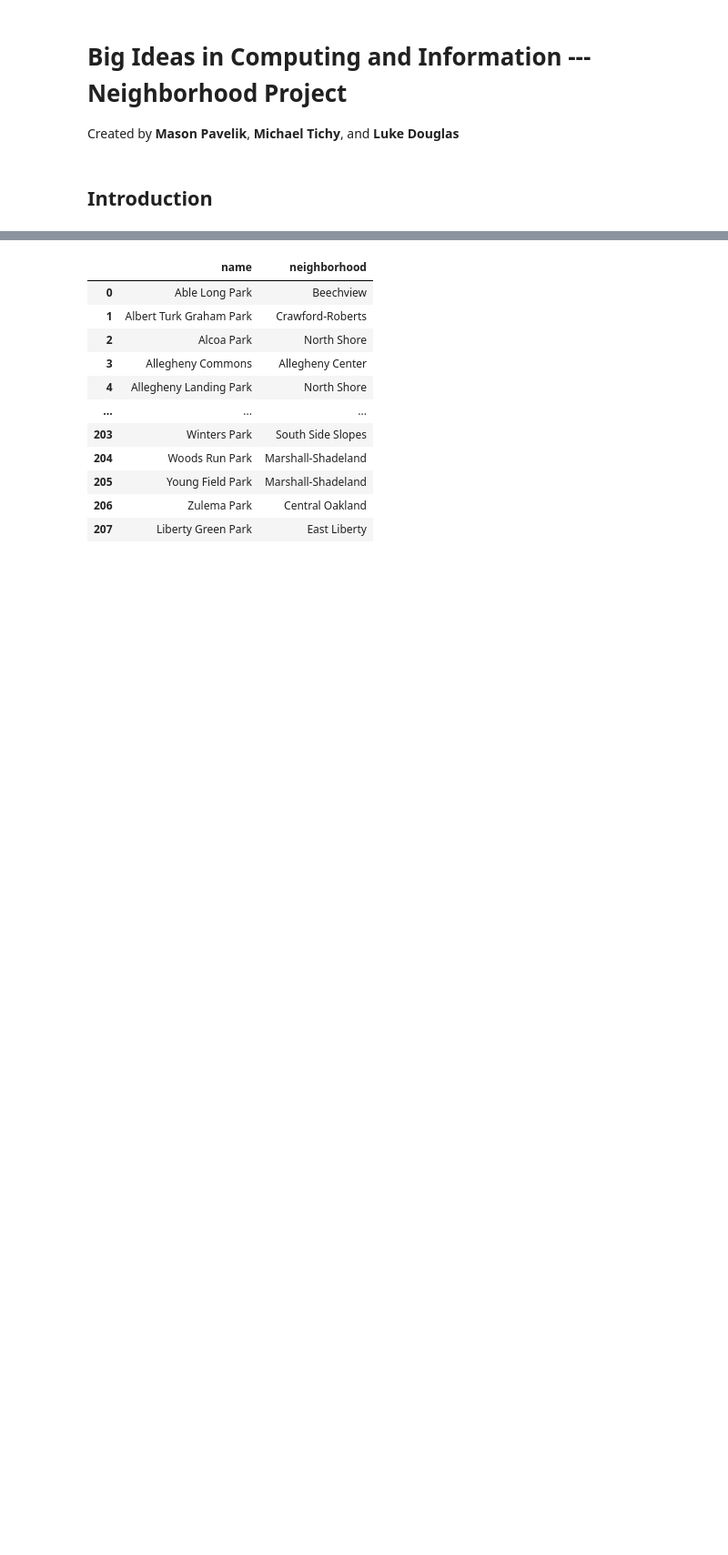
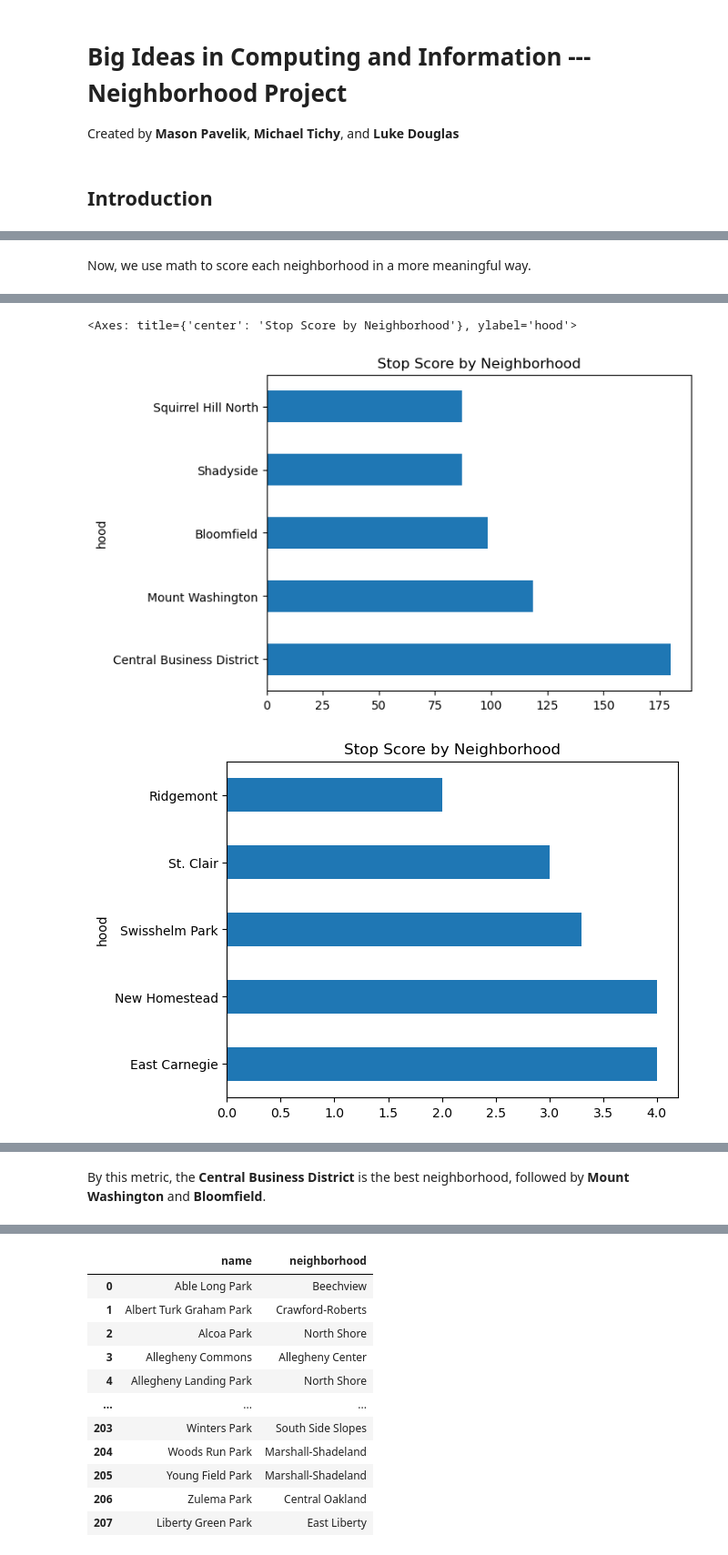
Before and after one commit to cuddlycactus21/big-ideas-final-project, a Jupyter notebook: main.ipynb, the cells around one changed output, grey strips where cells are left out. Shown at 91% size. Cells and saved outputs as stored; diff of their text form; code cells hidden in the pictures; blank space fills up the shorter version.

```diff
--- a/main.ipynb
+++ b/main.ipynb
@@ -5,0 +99,4 @@ Created by **Mason Pavelik**, **Michael Tichy**, and **Luke Douglas**
+# %%
+# import dataset
+import pandas as pd
+stops = pd.read_csv('transitstops.csv')
@@ -5,0 +127,62 @@ Created by **Mason Pavelik**, **Michael Tichy**, and **Luke Douglas**
+# %% [markdown]
+Now, we use math to score each neighborhood in a more meaningful way.
+# %%
+## main stop scoring
+
+#count routes at each stop
+stops['route_count'] = (
+    stops['route_code'] #take route code cell
+        .fillna('') #handle if cell empty (shouldn't be, but just in case)
+        .str.count(',') + 1 #get number of routes (number of commas + 1)
+)
+
+#stop scoring
+#bus stops get 1 + 0.1 for each additional bus route
+#rail (T) stops get 3 + 3 for each additional T line (red/blue/silver)
+stops['base'] = stops['mode'].map({'BUS': 1, 'RAIL': 3})
+stops['additive'] = stops['mode'].map({'BUS': 0.1, 'RAIL': 3})
+
+#final score - take base score, add additive score based on # of routes
+stops['stop_score'] = (
+    stops['base'] +
+    stops['additive'] * (stops['route_count'] - 1).clip(lower=0)
+)
+
+#combine by neighborhood
+hood_scores = (
+    stops.groupby('hood')['stop_score']
+        .sum() #add up scores
+        .reset_index() #fixes index (so it doesn't try treat hood as an int)
+        .sort_values(by=['stop_score'], ascending=False) #sort by score
+)
+
+print(hood_scores.head(10))
+print(hood_scores.tail(10))
+
+
+#graph
+hood_scores.head(5).plot(
+    kind='barh',
+    x='hood',
+    y='stop_score',
+    title='Stop Score by Neighborhood',
+    legend=False
+)
+
+hood_scores.tail(5).plot(
+    kind='barh',
+    x='hood',
+    y='stop_score',
+    title='Stop Score by Neighborhood',
+    legend=False
+)
+
+hood_scores.plot(
+    kind='barh',
+    x='hood',
+    y='stop_score',
+    figsize=(13,13),
+    title='Stop Score by Neighborhood',
+    legend=False
+)
+# %% [output]
@@ -5,0 +206,3 @@ Created by **Mason Pavelik**, **Michael Tichy**, and **Luke Douglas**
+<Axes: title={'center': 'Stop Score by Neighborhood'}, ylabel='hood'>
+[figure, added]
+[figure, added]
@@ -6 +210,3 @@ Created by **Mason Pavelik**, **Michael Tichy**, and **Luke Douglas**
+# %% [markdown]
+By this metric, the **Central Business District** is the best neighborhood, followed by **Mount Washington** and **Bloomfield**.
 # %% [markdown]
```
Also changed, not shown: parts of 16 cells of this notebook.
